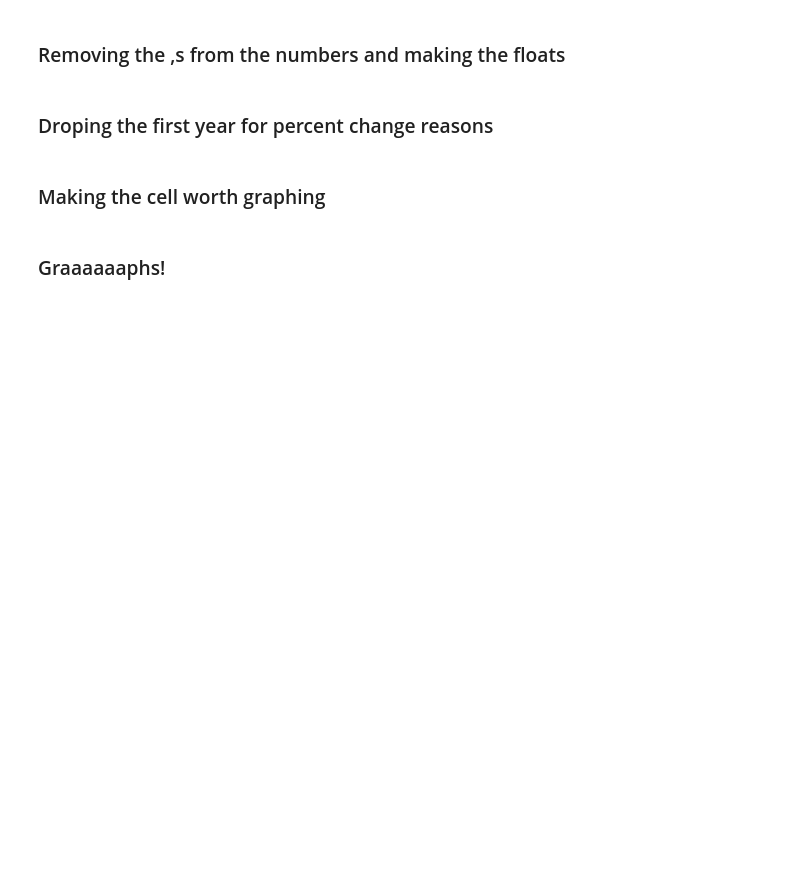
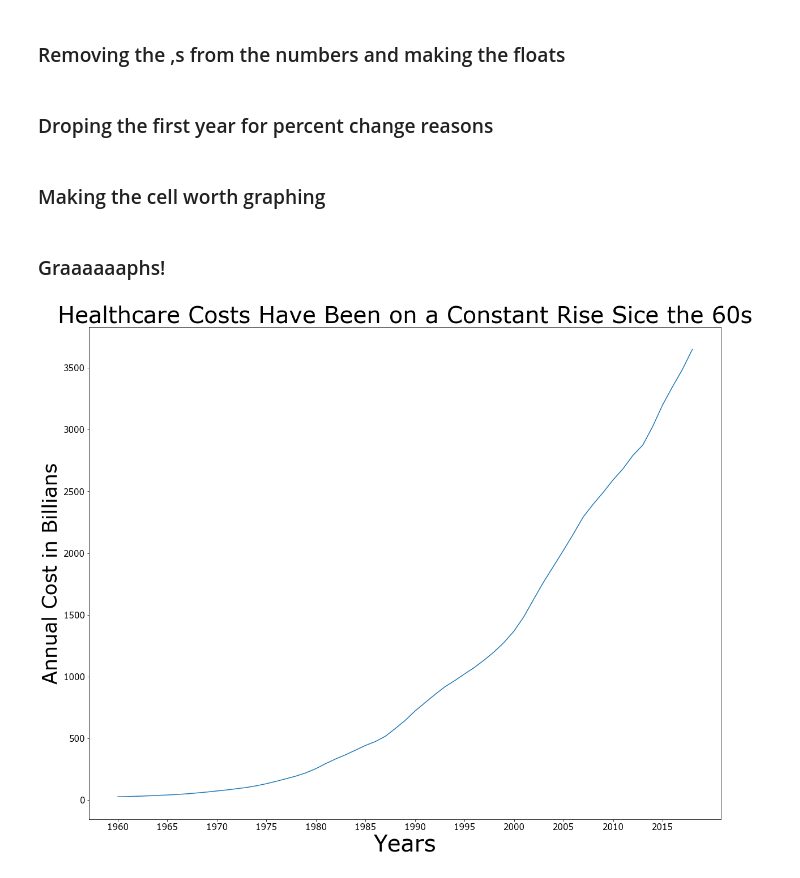
Before and after one commit to nmwhitehead/Healthcare-Costs, a Jupyter notebook: Healthcare.ipynb, the cells around one changed output. Drawn from its saved outputs; the diff is of its cells as text; code cells hidden in the pictures; blank space fills up the shorter version.

```diff
--- a/Healthcare.ipynb
+++ b/Healthcare.ipynb
@@ -39,6 +60,6 @@ nhea_1960_2018['U.S. Population1 (Millions)'] = nhea_1960_2018['U.S. Population1
 # %%
 # No commas here, so just need to make it a float
-nhea_1960_2018['National Health Expenditures (Annual Percent Change) '] = nhea_1960_2018['National Health Expenditures (Annual Percent Change) '].astype(float)
+indexed_dataset['National Health Expenditures (Annual Percent Change) '] = indexed_dataset['National Health Expenditures (Annual Percent Change) '].astype(float)
 # %% [markdown]
 ### Droping the first year for percent change reasons
 # %%
@@ -47,9 +68,34 @@ nhea_1960_2018['National Health Expenditures (Annual Percent Change) '] = nhea_1
 ### Making the cell worth graphing
 # %%
 # Converting the cost collumn to millions for simplicity sake
-nhea_1960_2018['National Health Expenditures (Amount in Millions)'] = nhea_1960_2018['National Health Expenditures (Amount in Billions)'] * 1000
+indexed_dataset['National Health Expenditures (Amount in Millions)'] = indexed_dataset['National Health Expenditures (Amount in Billions)'] * 1000
 # %%
 # Making the cost per person row
-nhea_1960_2018['Healthcare Cost Per Person'] = nhea_1960_2018['National Health Expenditures (Amount in Millions)'] / nhea_1960_2018['U.S. Population1 (Millions)']
+indexed_dataset['Healthcare Cost Per Person'] = indexed_dataset['National Health Expenditures (Amount in Millions)'] / indexed_dataset['U.S. Population1 (Millions)']
 # %% [markdown]
 ### Graaaaaaphs!
+# %%
+def plot_series(df, cols=None, title='Title', ylabel=None, xlabel=None):
+    plt.figure(figsize=(20,16))
+
+    plt.plot(df[cols])
+
+    plt.title(title, fontsize=40)
+
+    plt.ylabel(ylabel, fontsize=35)
+    plt.yticks(fontsize=15)
+
+    plt.xlabel(xlabel, fontsize=40)
+    plt.xticks(
+        ['1960-12-31', '1965-12-31', '1970-12-31', '1975-12-31', '1980-12-31', '1985-12-31', '1990-12-31', '1995-12-31', '2000-12-31', '2005-12-31', '2010-12-31', '2015-12-31'],
+        [1960, 1965, 1970, 1975, 1980, 1985, 1990, 1995, 2000, 2005, 2010, 2015],
+        fontsize=15
+    );
+# %%
+# Graph of Increase in Total Cost
+
+plot_series(indexed_dataset, 'National Health Expenditures (Amount in Billions)',
+           'Healthcare Costs Have Been on a Constant Rise Sice the 60s',
+            'Annual Cost in Billians', 'Years')
+# %% [output]
+[figure, added]
```
Also changed, not shown: parts of 29 cells of this notebook.
